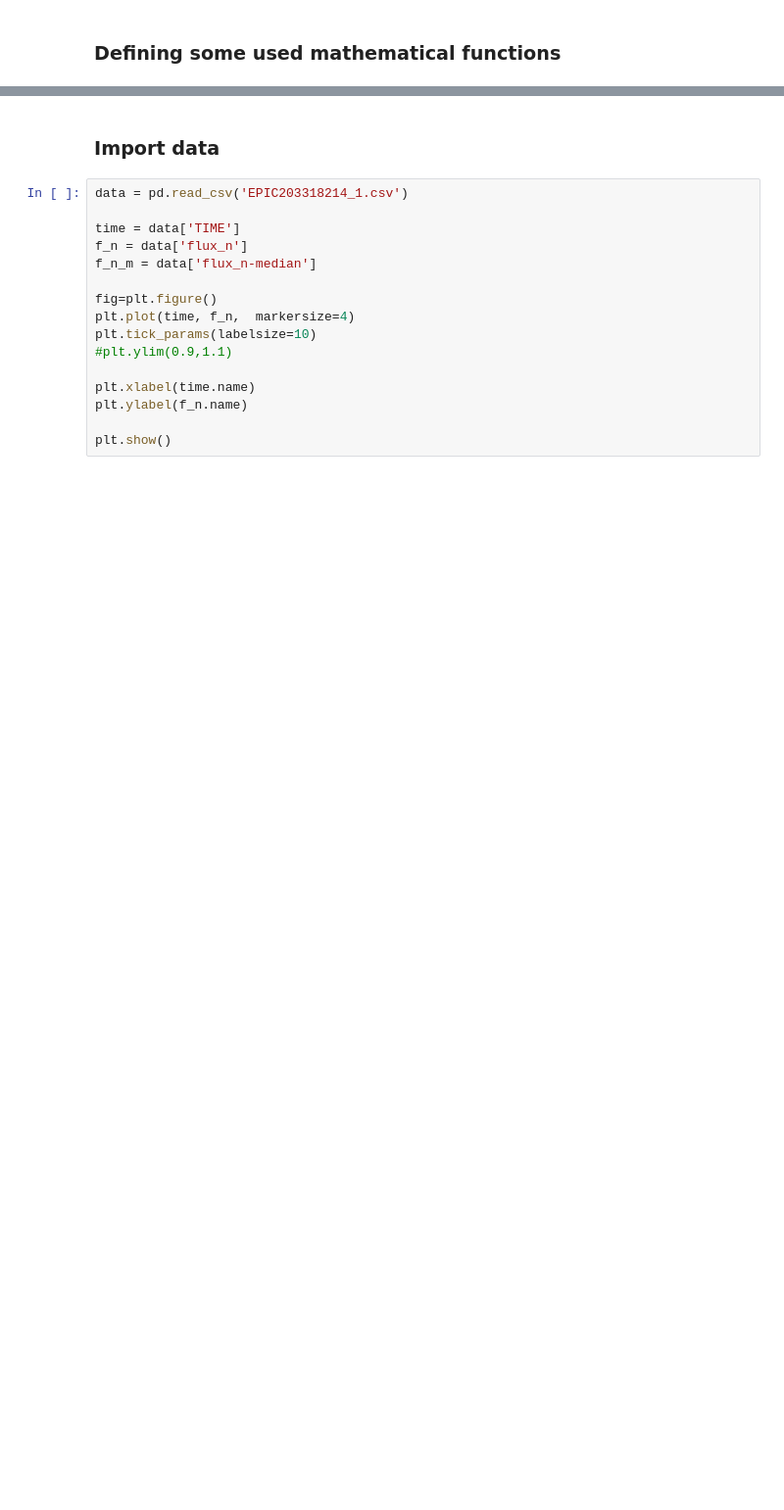
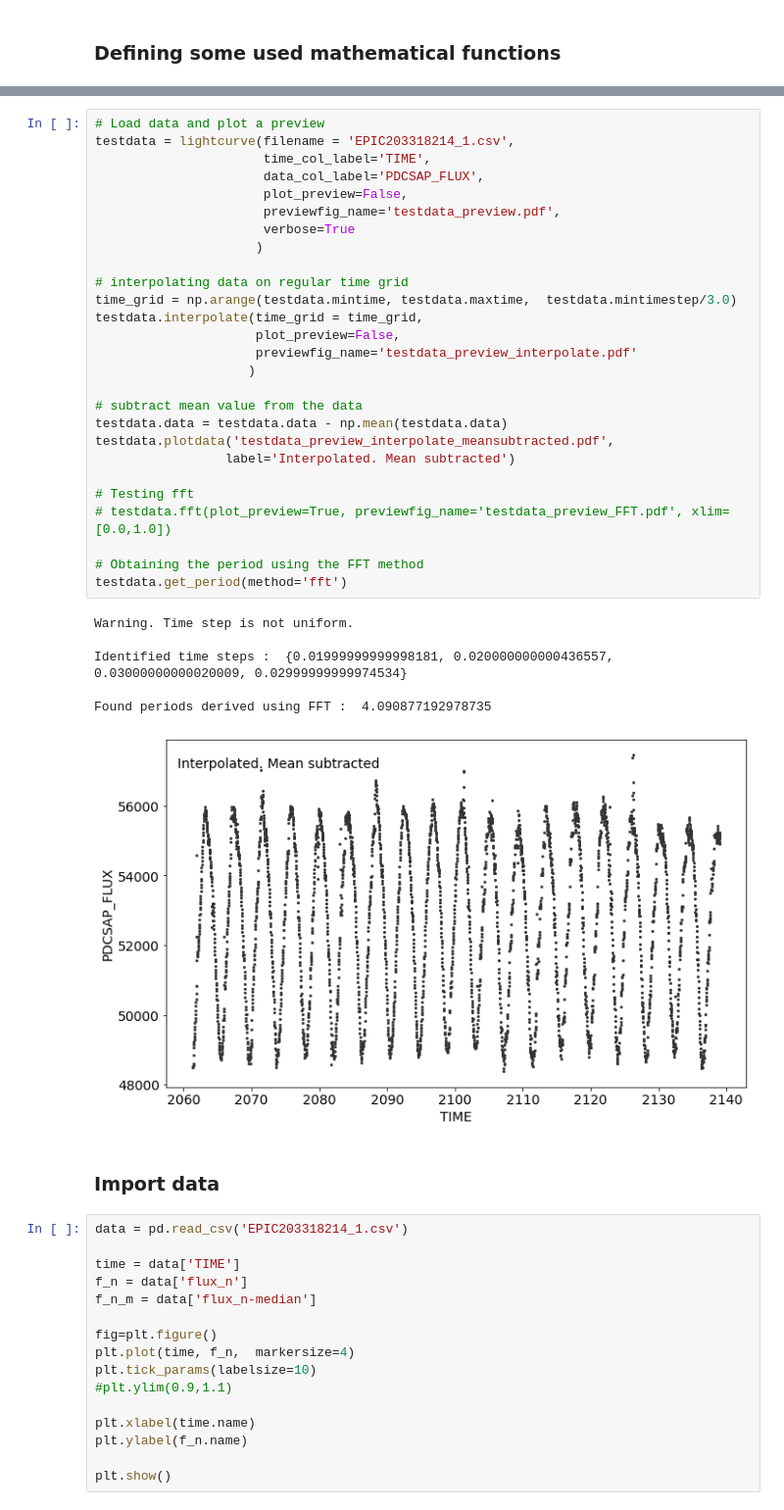
Before and after one commit to baobabyoo/K2_Cody, a Jupyter notebook: Cody2018_EPIC_test.ipynb, the cells around one changed output, grey strips where cells are left out. Shown: that part at 98% size. Saved outputs shown, nothing was run; the diff lists cells and outputs as text; blank space fills up the shorter version.

Commit message:
Converting to a lightcurve class.

```diff
--- a/Cody2018_EPIC_test.ipynb
+++ b/Cody2018_EPIC_test.ipynb
@@ -112,3 +336,37 @@ df_after = pd.concat([df0,bc_model_comb1],axis=1)
+# %%
+# Load data and plot a preview
+testdata = lightcurve(filename = 'EPIC203318214_1.csv',
+                      time_col_label='TIME',
+                      data_col_label='PDCSAP_FLUX',
+                      plot_preview=False,
+                      previewfig_name='testdata_preview.pdf',
+                      verbose=True
+                     )
+
+# interpolating data on regular time grid
+time_grid = np.arange(testdata.mintime, testdata.maxtime,  testdata.mintimestep/3.0)
+testdata.interpolate(time_grid = time_grid,
+                     plot_preview=False,
+                     previewfig_name='testdata_preview_interpolate.pdf'
+                    )
+
+# subtract mean value from the data
+testdata.data = testdata.data - np.mean(testdata.data)
+testdata.plotdata('testdata_preview_interpolate_meansubtracted.pdf',
+                 label='Interpolated. Mean subtracted')
+
+# Testing fft
+# testdata.fft(plot_preview=True, previewfig_name='testdata_preview_FFT.pdf', xlim=[0.0,1.0])
+
+# Obtaining the period using the FFT method
+testdata.get_period(method='fft')
+# %% [output]
+Warning. Time step is not uniform.
+
+Identified time steps :  {0.01999999999998181, 0.020000000000436557, 0.03000000000020009, 0.02999999999974534}
+
+Found periods derived using FFT :  4.090877192978735
+[figure, added]
 # %% [markdown]
 ### Import data
 # %%
```
Also changed, not shown: parts of 16 cells of this notebook, 5 other files.
